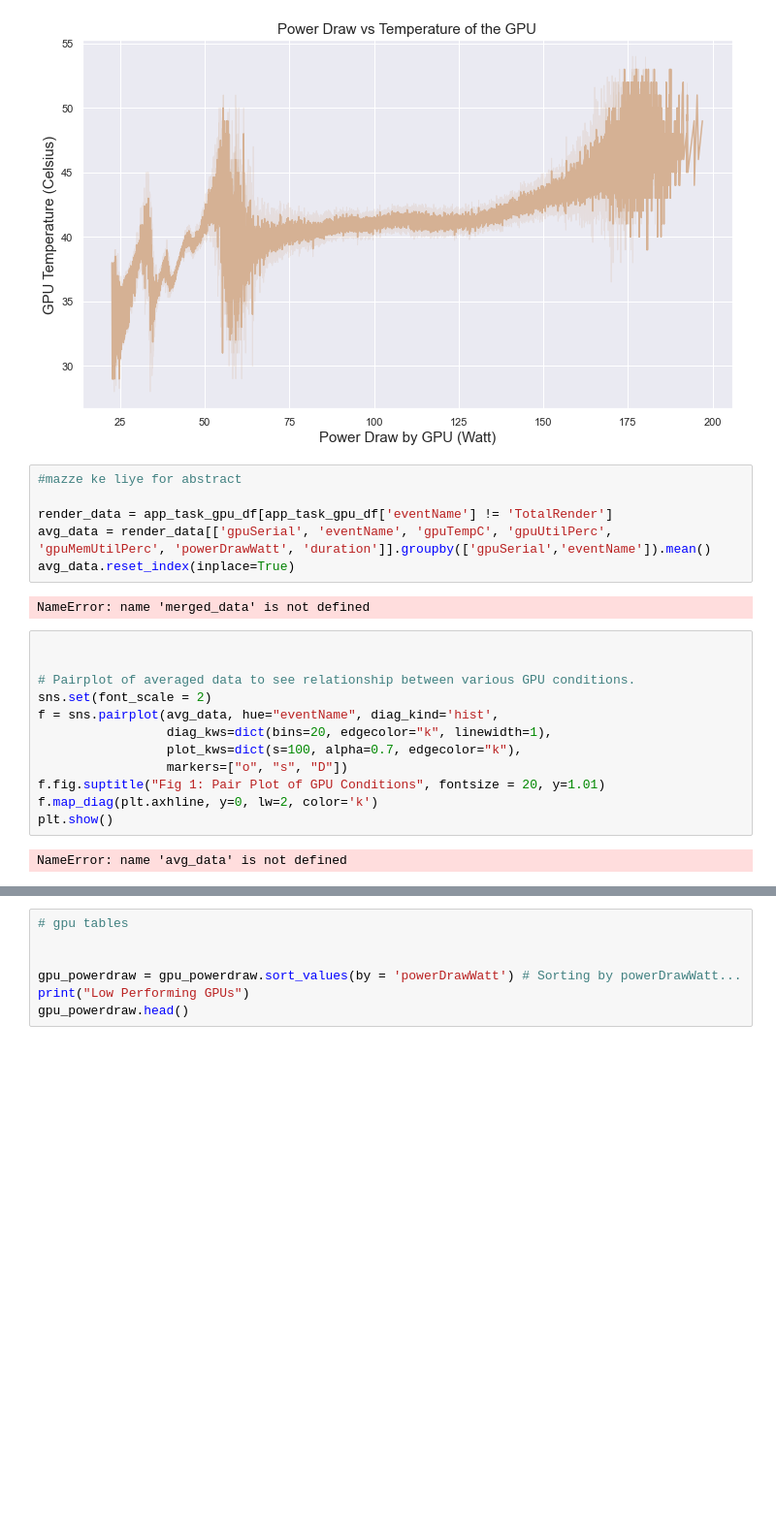
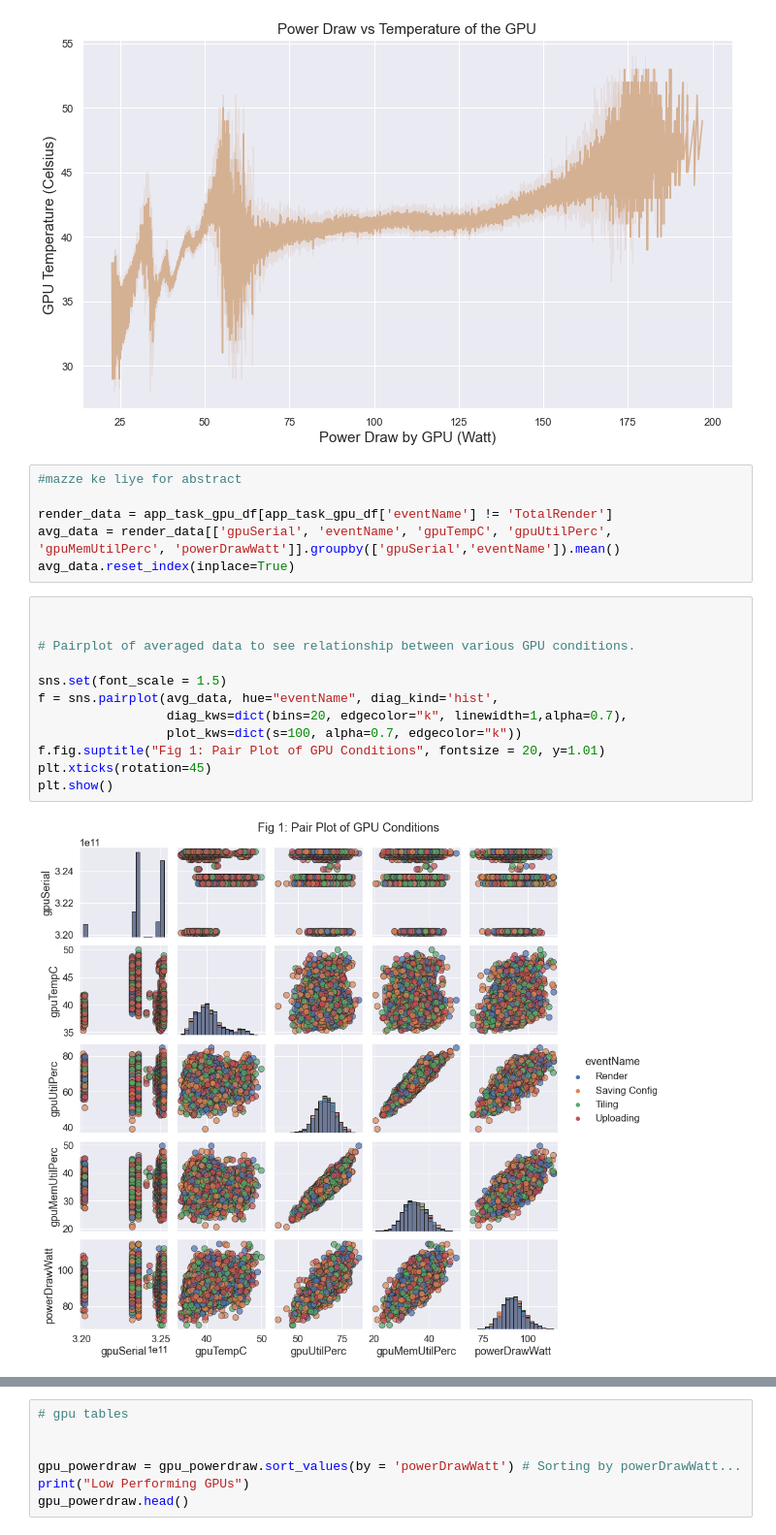
Before and after one commit to rmalik95/Cloud-Project, a Jupyter notebook: CSC8634_Rishabh_Malik_220512619.ipynb, the cells around one changed output, grey strips where cells are left out. Shown at 97% size. Drawn from its saved outputs; the diff is of its cells as text; blank space fills up the shorter version.

```diff
--- a/CSC8634_Rishabh_Malik_220512619.ipynb
+++ b/CSC8634_Rishabh_Malik_220512619.ipynb
@@ -130,24 +130,22 @@ plt.show()
 #mazze ke liye for abstract
 
 render_data = app_task_gpu_df[app_task_gpu_df['eventName'] != 'TotalRender']
-avg_data = render_data[['gpuSerial', 'eventName', 'gpuTempC', 'gpuUtilPerc', 'gpuMemUtilPerc', 'powerDrawWatt', 'duration']].groupby(['gpuSerial','eventName']).mean()
+avg_data = render_data[['gpuSerial', 'eventName', 'gpuTempC', 'gpuUtilPerc', 'gpuMemUtilPerc', 'powerDrawWatt']].groupby(['gpuSerial','eventName']).mean()
 avg_data.reset_index(inplace=True)
-# %% [output]
-NameError: name 'merged_data' is not defined
 # %%
 
 
 # Pairplot of averaged data to see relationship between various GPU conditions.
-sns.set(font_scale = 2)
+
+sns.set(font_scale = 1.5)
 f = sns.pairplot(avg_data, hue="eventName", diag_kind='hist',
-                 diag_kws=dict(bins=20, edgecolor="k", linewidth=1),
-                 plot_kws=dict(s=100, alpha=0.7, edgecolor="k"),
-                 markers=["o", "s", "D"])
+                 diag_kws=dict(bins=20, edgecolor="k", linewidth=1,alpha=0.7),
+                 plot_kws=dict(s=100, alpha=0.7, edgecolor="k"))
 f.fig.suptitle("Fig 1: Pair Plot of GPU Conditions", fontsize = 20, y=1.01)
-f.map_diag(plt.axhline, y=0, lw=2, color='k')
+plt.xticks(rotation=45)
 plt.show()
 # %% [output]
-NameError: name 'avg_data' is not defined
+[figure, added]
 # %%
 #ques 3
 
```
Also changed, not shown: parts of 3 cells of this notebook.
